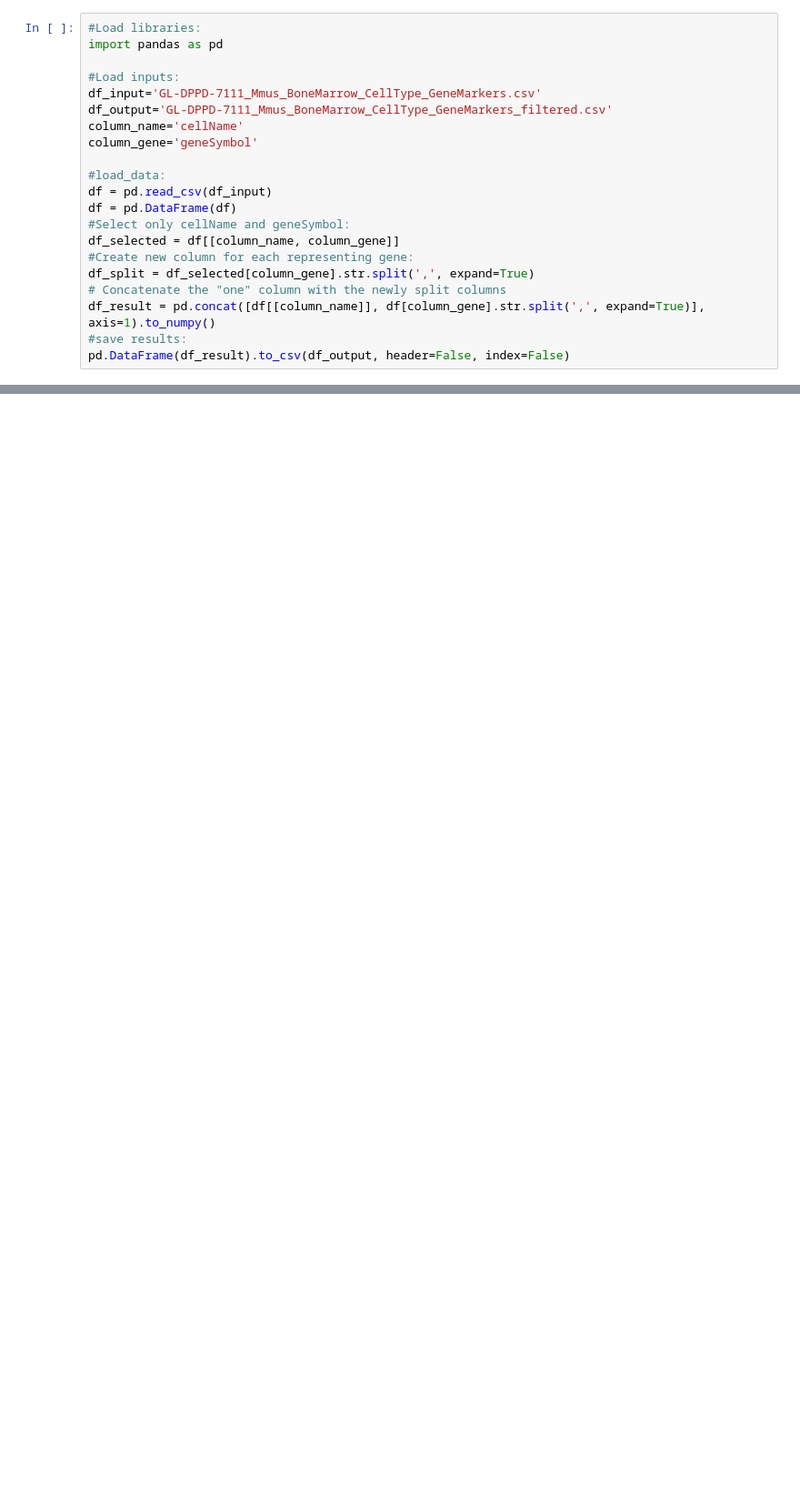
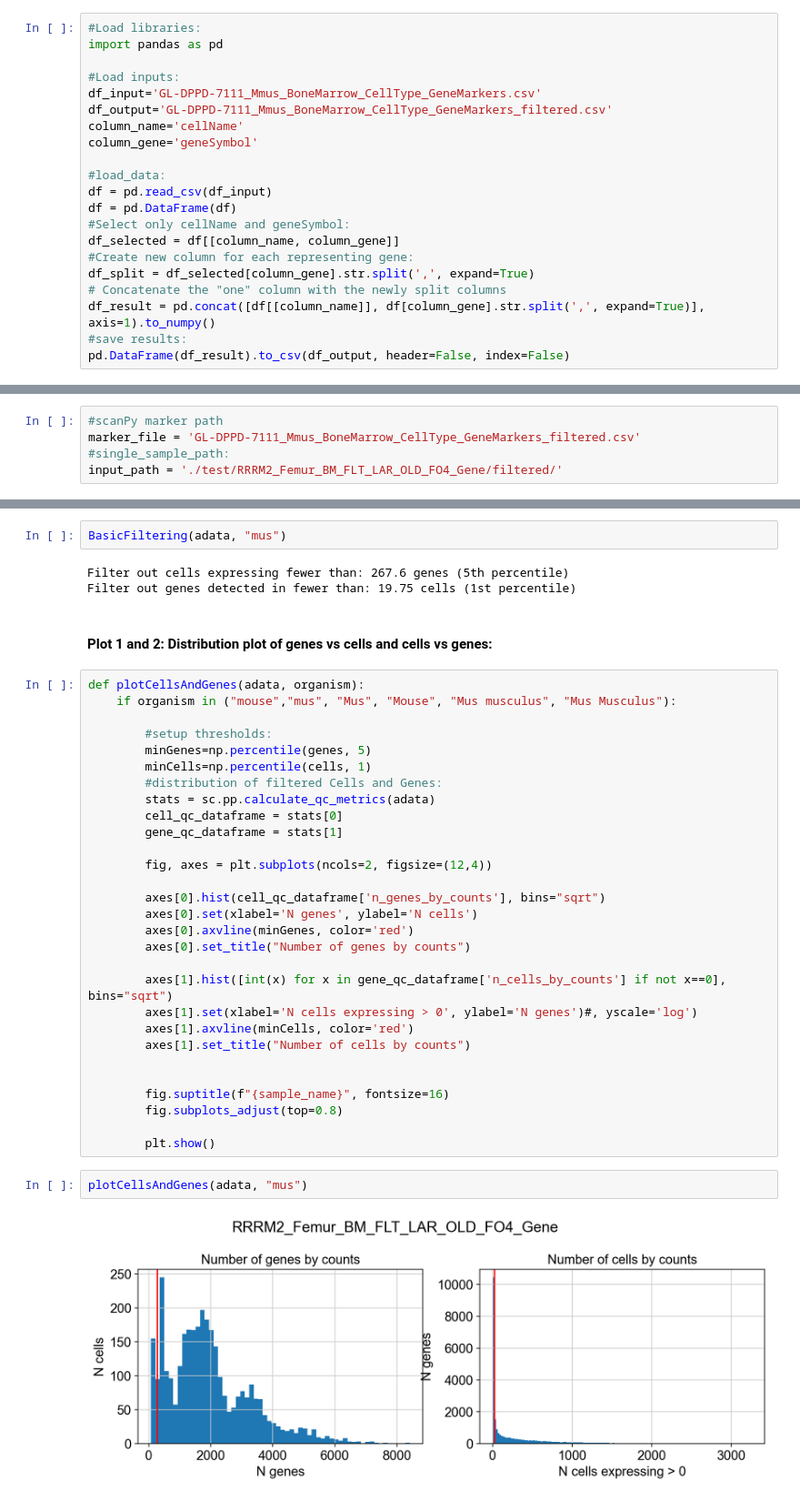
Before and after one commit to komendien/scRNAseq_Mmus_DP, a Jupyter notebook: KK_downstream_scRNAseq.ipynb, the cells around one changed output, grey strips where cells are left out. Shown at 91% size. Cells and saved outputs as stored; diff of their text form; blank space fills up the shorter version.

```diff
--- a/KK_downstream_scRNAseq.ipynb
+++ b/KK_downstream_scRNAseq.ipynb
@@ -362,0 +154,5 @@ Prefix "mt-" found with 36 mitochondrial genes:
+# %%
+#scanPy marker path
+marker_file = 'GL-DPPD-7111_Mmus_BoneMarrow_CellType_GeneMarkers_filtered.csv'
+#single_sample_path:
+input_path = './test/RRRM2_Femur_BM_FLT_LAR_OLD_FO4_Gene/filtered/'
@@ -362,0 +191,40 @@ Prefix "mt-" found with 36 mitochondrial genes:
+# %%
+BasicFiltering(adata, "mus")
+# %% [output]
+Filter out cells expressing fewer than: 267.6 genes (5th percentile)
+Filter out genes detected in fewer than: 19.75 cells (1st percentile)
+# %% [markdown]
+#### Plot 1 and 2: Distribution plot of genes vs cells and cells vs genes:
+# %%
+def plotCellsAndGenes(adata, organism):
+    if organism in ("mouse","mus", "Mus", "Mouse", "Mus musculus", "Mus Musculus"):
+
+        #setup thresholds:
+        minGenes=np.percentile(genes, 5)
+        minCells=np.percentile(cells, 1)
+        #distribution of filtered Cells and Genes:
+        stats = sc.pp.calculate_qc_metrics(adata)
+        cell_qc_dataframe = stats[0]
+        gene_qc_dataframe = stats[1]
+
+        fig, axes = plt.subplots(ncols=2, figsize=(12,4))
+
+        axes[0].hist(cell_qc_dataframe['n_genes_by_counts'], bins="sqrt")
+        axes[0].set(xlabel='N genes', ylabel='N cells')
+        axes[0].axvline(minGenes, color='red')
+        axes[0].set_title("Number of genes by counts")
+
+        axes[1].hist([int(x) for x in gene_qc_dataframe['n_cells_by_counts'] if not x==0], bins="sqrt")
+        axes[1].set(xlabel='N cells expressing > 0', ylabel='N genes')#, yscale='log')
+        axes[1].axvline(minCells, color='red')
+        axes[1].set_title("Number of cells by counts")
+
+
+        fig.suptitle(f"{sample_name}", fontsize=16)
+        fig.subplots_adjust(top=0.8)
+
+        plt.show()
+# %%
+plotCellsAndGenes(adata, "mus")
+# %% [output]
+[figure, added]
```
Also changed, not shown: parts of 68 cells of this notebook.
